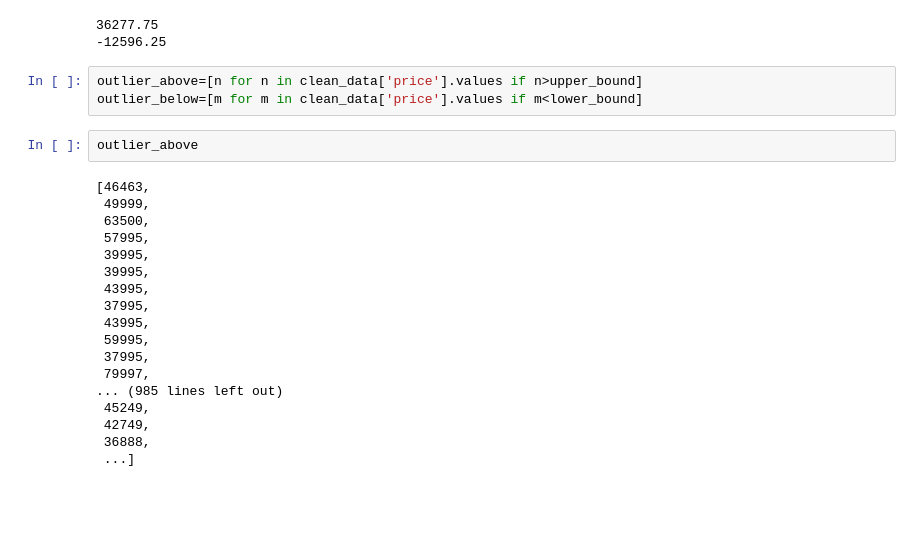
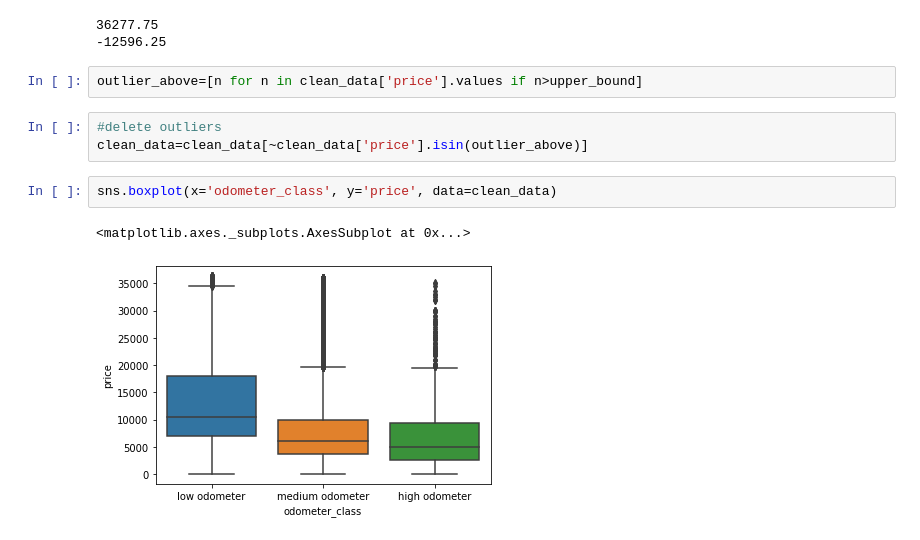
Before and after one commit to fysophia0302/Capstone-Projects-1, a Jupyter notebook: data_usedcar.ipynb, the cells around one changed output. Drawn from its saved outputs; the diff is of its cells as text; blank space fills up the shorter version.

```diff
--- a/data_usedcar.ipynb
+++ b/data_usedcar.ipynb
@@ -220,24 +221,11 @@ print(lower_bound)
 -12596.25
 # %%
 outlier_above=[n for n in clean_data['price'].values if n>upper_bound]
-outlier_below=[m for m in clean_data['price'].values if m<lower_bound]
-# %%
-outlier_above
-# %% [output]
-[46463,
- 49999,
- 63500,
- 57995,
- 39995,
- 39995,
- 43995,
- 37995,
- 43995,
- 59995,
- 37995,
- 79997,
-... (985 lines left out)
- 45249,
- 42749,
- 36888,
- ...]
+# %%
+#delete outliers
+clean_data=clean_data[~clean_data['price'].isin(outlier_above)]
+# %%
+sns.boxplot(x='odometer_class', y='price', data=clean_data)
+# %% [output]
+<matplotlib.axes._subplots.AxesSubplot at 0x...>
+[figure, added]
```
Also changed, not shown: parts of 3 cells of this notebook.
